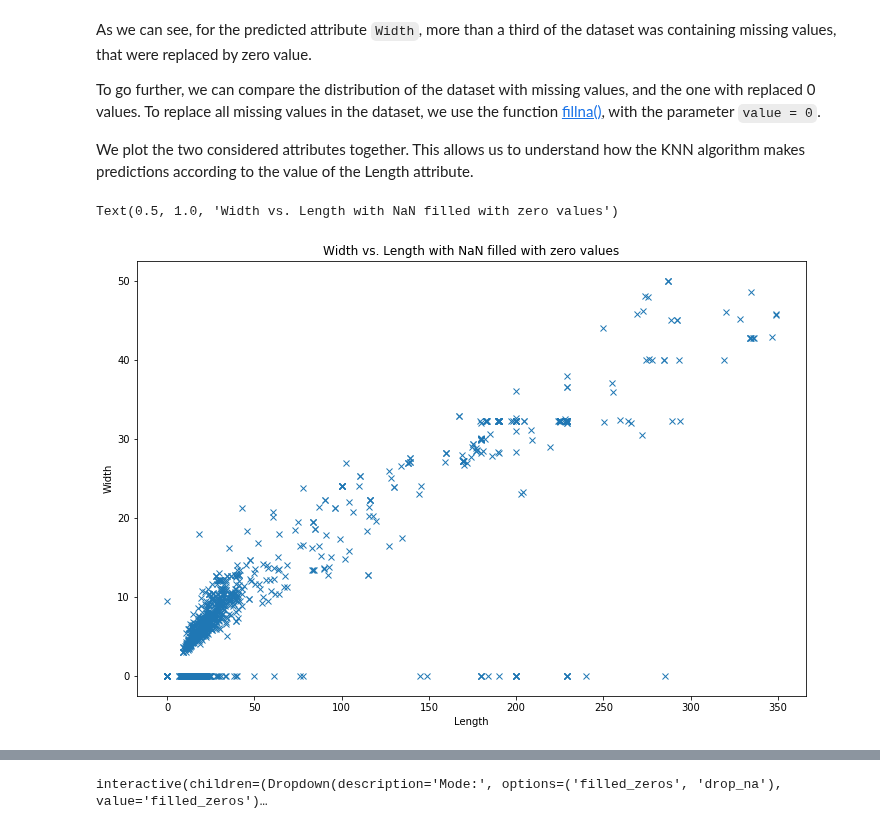
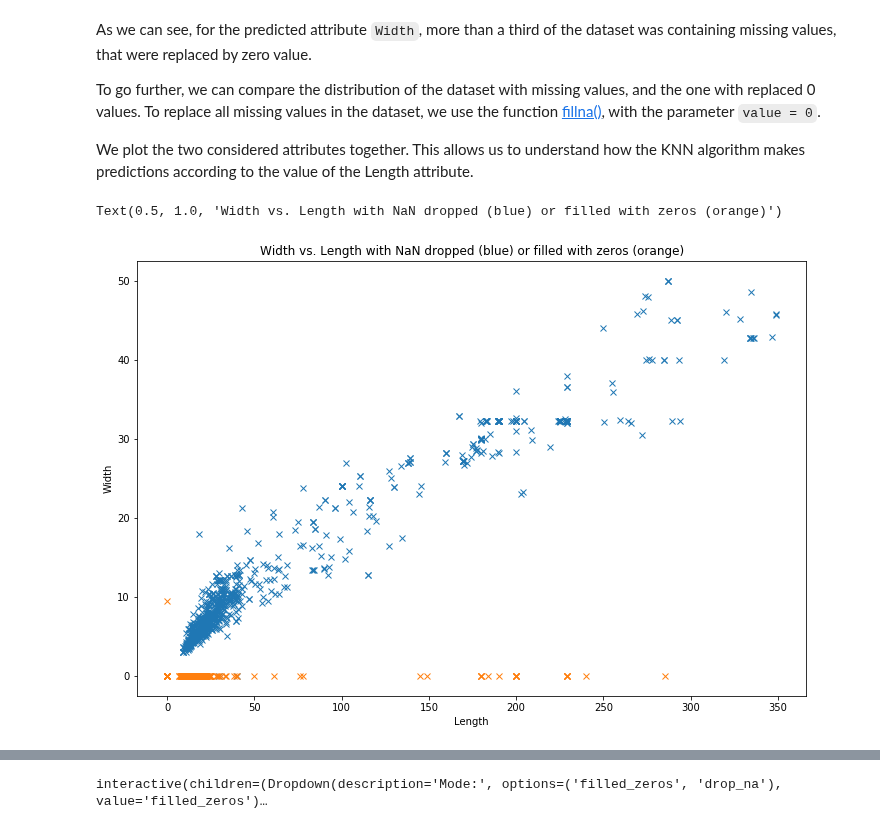
Before and after one commit to xldrkp/jb-test, a Jupyter notebook: content/chapter1-numerical/1-2-1-missing.ipynb, the cells around one changed output, grey strips where cells are left out. Cells and saved outputs as stored; diff of their text form; code cells hidden in the pictures.

```diff
--- a/content/chapter1-numerical/1-2-1-missing.ipynb
+++ b/content/chapter1-numerical/1-2-1-missing.ipynb
@@ -72,15 +72,22 @@ To go further, we can compare the distribution of the dataset with missing value
 
 We plot the two considered attributes together. This allows us to understand how the KNN algorithm makes predictions according to the value of the Length attribute.
 # %%
-# Missing values filled with zeros
-
 import matplotlib.pyplot as plt
 
 plt.figure(figsize = (12, 8))
-plt.plot(static_data.fillna(value = 0)['Length'], static_data.fillna(value = 0)['Width'], 'x')
+
+# missing values dropped (blue)
+static_selected = static_data[[x[0], y[0]]].dropna()
+plt.plot(static_selected['Length'], static_selected['Width'], 'x')
+
+# missing values filled with zeros (orange)
+static_zeros = static_data.fillna(value = 0)
+static_zeros = static_zeros.loc[static_zeros['Length'] == 0].append(static_zeros.loc[static_zeros['Width'] == 0])
+plt.plot(static_zeros['Length'], static_zeros['Width'], 'x')
+
 plt.xlabel('Length')
 plt.ylabel('Width')
-plt.title('Width vs. Length with NaN filled with zero values')
+plt.title('Width vs. Length with NaN dropped (blue) or filled with zeros (orange)')
 # %% [output]
-Text(0.5, 1.0, 'Width vs. Length with NaN filled with zero values')
+Text(0.5, 1.0, 'Width vs. Length with NaN dropped (blue) or filled with zeros (orange)')
-[figure, old version]
+[figure, new version]
```
Also changed, not shown: parts of 3 cells of this notebook.
